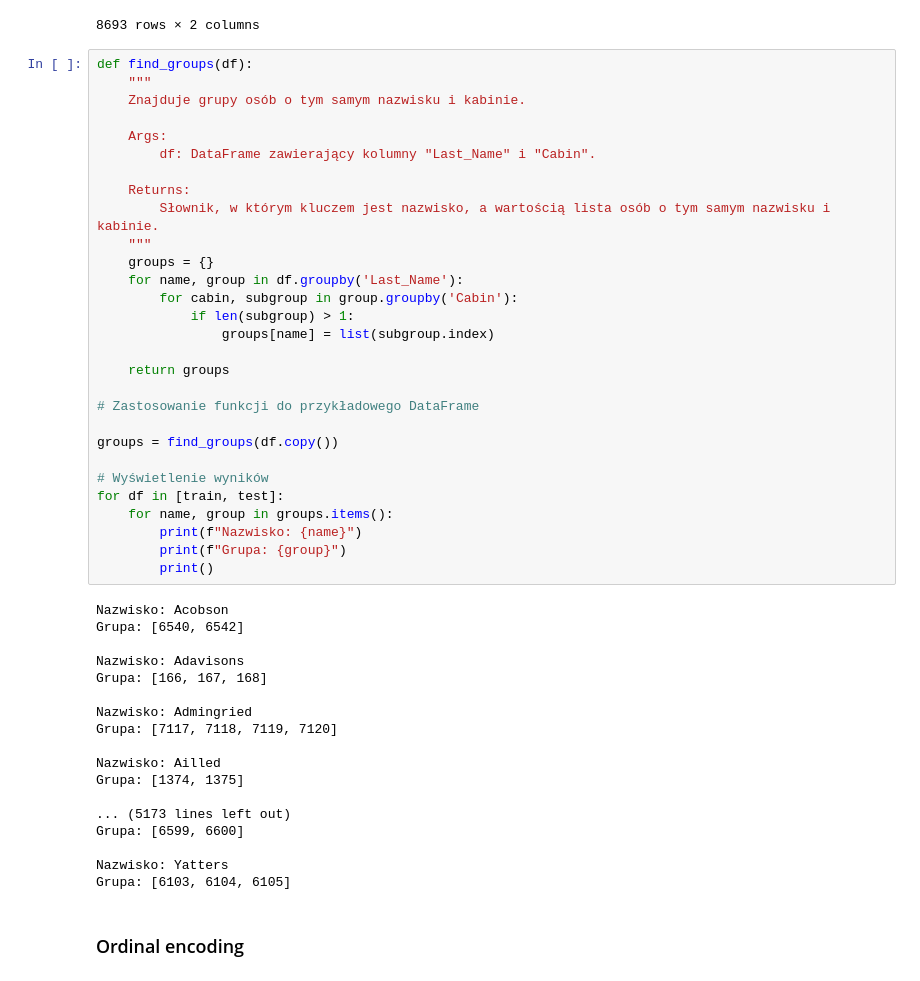
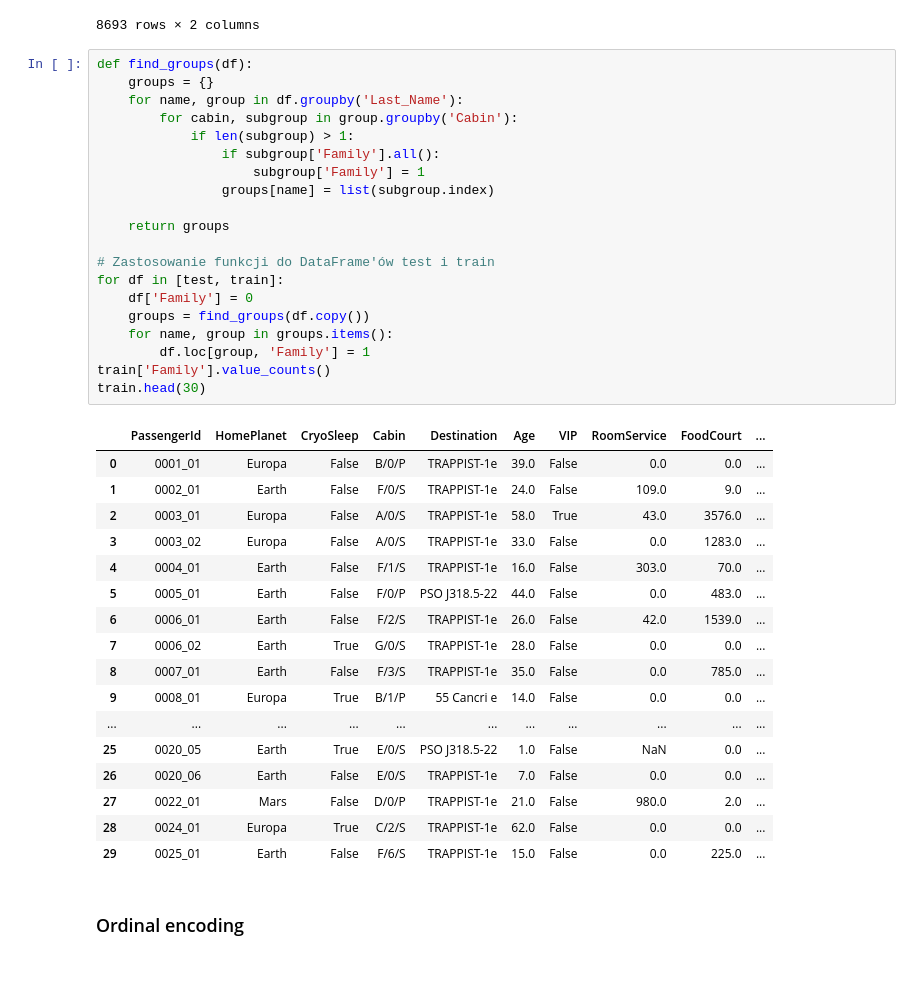
Before and after one commit to Dominik-Sidorczuk/Dominik-Projects, a Jupyter notebook: Spaceship Titanic/Spaceship Titanic.ipynb, the cells around one changed output. Cells and saved outputs as stored; diff of their text form.

```diff
--- a/Spaceship Titanic/Spaceship Titanic.ipynb
+++ b/Spaceship Titanic/Spaceship Titanic.ipynb
@@ -164,51 +164,42 @@ train[['Cabin', 'Last_Name']]
 8693 rows × 2 columns
 # %%
 def find_groups(df):
-    """
-    Znajduje grupy osób o tym samym nazwisku i kabinie.
-
-    Args:
-        df: DataFrame zawierający kolumny "Last_Name" i "Cabin".
-
-    Returns:
-        Słownik, w którym kluczem jest nazwisko, a wartością lista osób o tym samym nazwisku i kabinie.
-    """
     groups = {}
     for name, group in df.groupby('Last_Name'):
         for cabin, subgroup in group.groupby('Cabin'):
             if len(subgroup) > 1:
+                if subgroup['Family'].all():
+                    subgroup['Family'] = 1
                 groups[name] = list(subgroup.index)
 
     return groups
 
-# Zastosowanie funkcji do przykładowego DataFrame
-
-groups = find_groups(df.copy())
-
-# Wyświetlenie wyników
-for df in [train, test]:
+# Zastosowanie funkcji do DataFrame'ów test i train
+for df in [test, train]:
+    df['Family'] = 0
+    groups = find_groups(df.copy())
     for name, group in groups.items():
-        print(f"Nazwisko: {name}")
-        print(f"Grupa: {group}")
-        print()
+        df.loc[group, 'Family'] = 1
+train['Family'].value_counts()
+train.head(30)
 # %% [output]
-Nazwisko: Acobson
-Grupa: [6540, 6542]
-
-Nazwisko: Adavisons
-Grupa: [166, 167, 168]
-
-Nazwisko: Admingried
-Grupa: [7117, 7118, 7119, 7120]
-
-Nazwisko: Ailled
-Grupa: [1374, 1375]
-
-... (5173 lines left out)
-Grupa: [6599, 6600]
-
-Nazwisko: Yatters
-Grupa: [6103, 6104, 6105]
+|  | PassengerId | HomePlanet | CryoSleep | Cabin | Destination | Age | VIP | RoomService | FoodCourt | ... |
+| 0 | 0001_01 | Europa | False | B/0/P | TRAPPIST-1e | 39.0 | False | 0.0 | 0.0 | ... |
+| 1 | 0002_01 | Earth | False | F/0/S | TRAPPIST-1e | 24.0 | False | 109.0 | 9.0 | ... |
+| 2 | 0003_01 | Europa | False | A/0/S | TRAPPIST-1e | 58.0 | True | 43.0 | 3576.0 | ... |
+| 3 | 0003_02 | Europa | False | A/0/S | TRAPPIST-1e | 33.0 | False | 0.0 | 1283.0 | ... |
+| 4 | 0004_01 | Earth | False | F/1/S | TRAPPIST-1e | 16.0 | False | 303.0 | 70.0 | ... |
+| 5 | 0005_01 | Earth | False | F/0/P | PSO J318.5-22 | 44.0 | False | 0.0 | 483.0 | ... |
+| 6 | 0006_01 | Earth | False | F/2/S | TRAPPIST-1e | 26.0 | False | 42.0 | 1539.0 | ... |
+| 7 | 0006_02 | Earth | True | G/0/S | TRAPPIST-1e | 28.0 | False | 0.0 | 0.0 | ... |
+| 8 | 0007_01 | Earth | False | F/3/S | TRAPPIST-1e | 35.0 | False | 0.0 | 785.0 | ... |
+| 9 | 0008_01 | Europa | True | B/1/P | 55 Cancri e | 14.0 | False | 0.0 | 0.0 | ... |
+| ... | ... | ... | ... | ... | ... | ... | ... | ... | ... | ... |
+| 25 | 0020_05 | Earth | True | E/0/S | PSO J318.5-22 | 1.0 | False | NaN | 0.0 | ... |
+| 26 | 0020_06 | Earth | False | E/0/S | TRAPPIST-1e | 7.0 | False | 0.0 | 0.0 | ... |
+| 27 | 0022_01 | Mars | False | D/0/P | TRAPPIST-1e | 21.0 | False | 980.0 | 2.0 | ... |
+| 28 | 0024_01 | Europa | True | C/2/S | TRAPPIST-1e | 62.0 | False | 0.0 | 0.0 | ... |
+| 29 | 0025_01 | Earth | False | F/6/S | TRAPPIST-1e | 15.0 | False | 0.0 | 225.0 | ... |
 # %% [markdown]
 ### Ordinal encoding
 # %%
```
